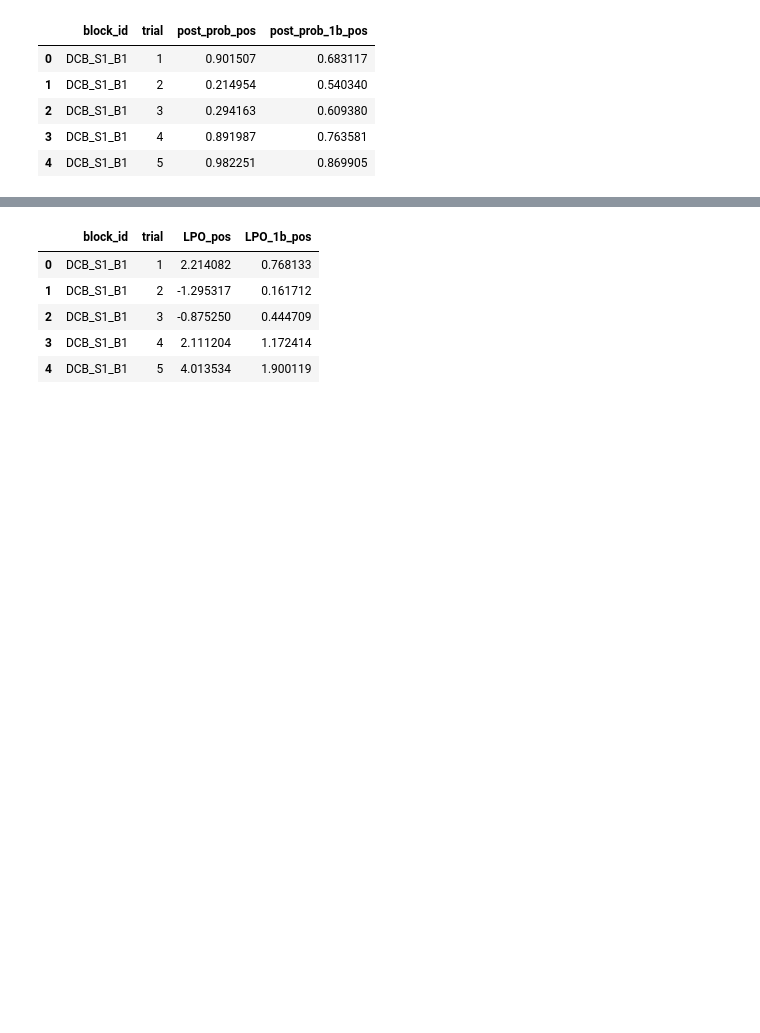
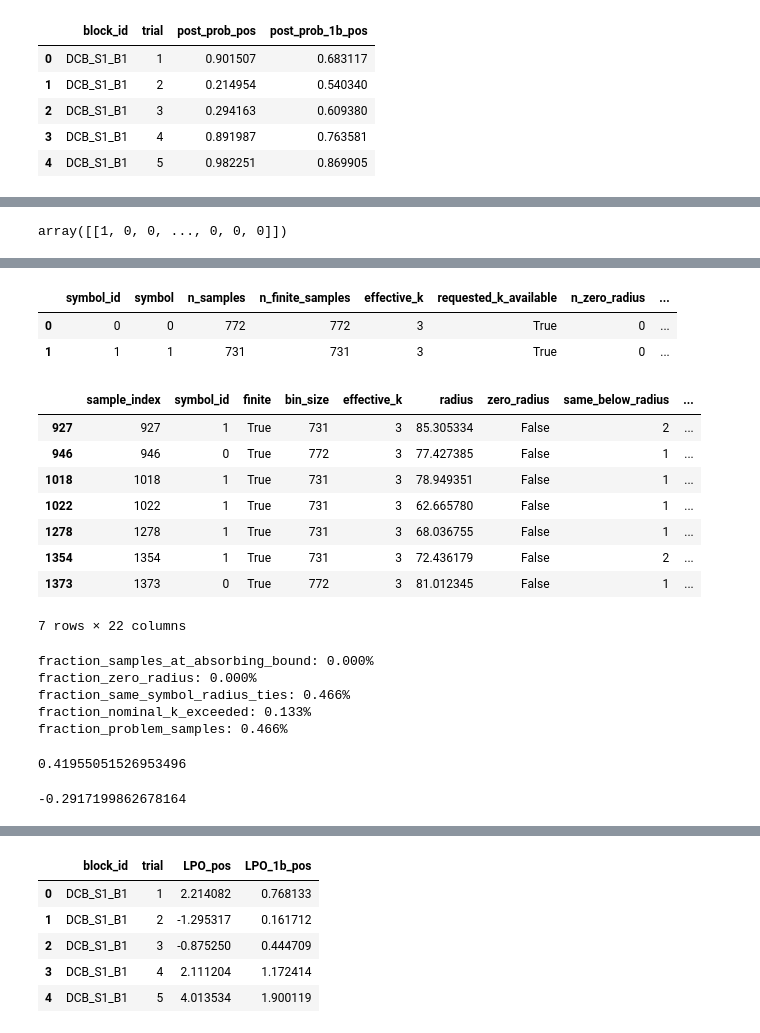
Before and after one commit to jacobaparker/Copy_Murphy2021, a Jupyter notebook: behavioral_data_example.ipynb, the cells around one changed output, grey strips where cells are left out. Drawn from its saved outputs; the diff is of its cells as text; code cells hidden in the pictures; blank space fills up the shorter version.

Commit message:
examining potential MI estimators

```diff
--- a/behavioral_data_example.ipynb
+++ b/behavioral_data_example.ipynb
@@ -887,0 +1483,3 @@ def psychometric_choice_probability_2d(
+# %%
+X = np.vstack(trials_df.loc[trials_df['n_presented_samples']==12,'samples_arr'].to_list()).T
+X
@@ -887,0 +1494,21 @@ def psychometric_choice_probability_2d(
+# %%
+R = trials_df.loc[trials_df['n_presented_samples']==12,'response'].to_numpy() - 1
+R = R.reshape(1, -1).astype(int)
+R
+# %% [output]
+array([[1, 0, 0, ..., 0, 0, 0]])
+# %%
+report = diagnose_discrete_continuous_knn(X,k=3,d=R)
+
+print(report["summary"])
+
+for message in report["warnings"]:
+    print("WARNING:", message)
+
+display(report["bin_summary"])
+display(
+    report["sample_diagnostics"]
+    .query("potential_problem")
+    .head(20)
+)
+# %% [output]
@@ -887,0 +1518,29 @@ def psychometric_choice_probability_2d(
+|  | symbol_id | symbol | n_samples | n_finite_samples | effective_k | requested_k_available | n_zero_radius | ... |
+| 0 | 0 | 0 | 772 | 772 | 3 | True | 0 | ... |
+| 1 | 1 | 1 | 731 | 731 | 3 | True | 0 | ... |
+|  | sample_index | symbol_id | finite | bin_size | effective_k | radius | zero_radius | same_below_radius | ... |
+| 927 | 927 | 1 | True | 731 | 3 | 85.305334 | False | 2 | ... |
+| 946 | 946 | 0 | True | 772 | 3 | 77.427385 | False | 1 | ... |
+| 1018 | 1018 | 1 | True | 731 | 3 | 78.949351 | False | 1 | ... |
+| 1022 | 1022 | 1 | True | 731 | 3 | 62.665780 | False | 1 | ... |
+| 1278 | 1278 | 1 | True | 731 | 3 | 68.036755 | False | 1 | ... |
+| 1354 | 1354 | 1 | True | 731 | 3 | 72.436179 | False | 2 | ... |
+| 1373 | 1373 | 0 | True | 772 | 3 | 81.012345 | False | 1 | ... |
+7 rows × 22 columns
+# %%
+keys = [
+    "fraction_samples_at_absorbing_bound",
+    "fraction_zero_radius",
+    "fraction_same_symbol_radius_ties",
+    "fraction_nominal_k_exceeded",
+    "fraction_problem_samples",
+]
+
+for key in keys:
+    print(f"{key}: {report['summary'][key]:.3%}")
+# %% [output]
+fraction_samples_at_absorbing_bound: 0.000%
+fraction_zero_radius: 0.000%
+fraction_same_symbol_radius_ties: 0.466%
+fraction_nominal_k_exceeded: 0.133%
+fraction_problem_samples: 0.466%
@@ -887,0 +1690,5 @@ def psychometric_choice_probability_2d(
+# %%
+MIknn, V = discrete_continuous_info(d=R, c=X, k=3)
+MIknn
+# %% [output]
+0.41955051526953496
@@ -887,0 +1699,6 @@ def psychometric_choice_probability_2d(
+# %%
+import mixed
+MIksg = mixed.Mixed_KSG(X.T,R.ravel(),k=5)
+MIksg
+# %% [output]
+-0.2917199862678164
```
Also changed, not shown: parts of 22 cells of this notebook, 2 other files.
